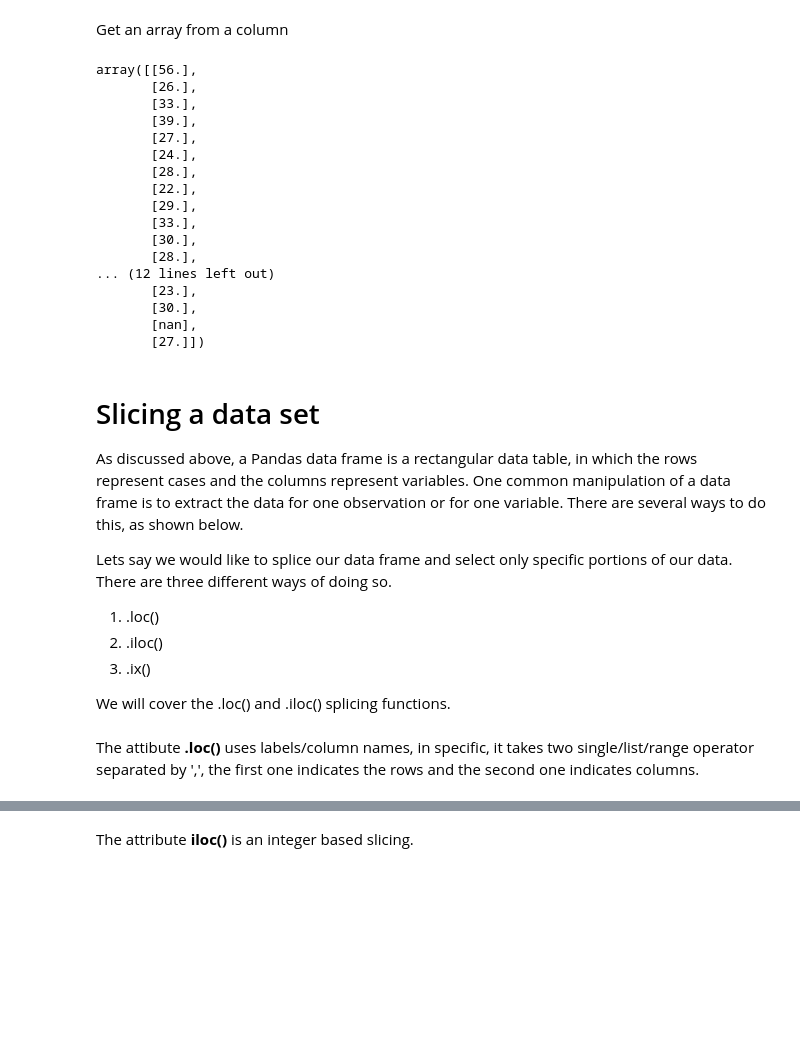
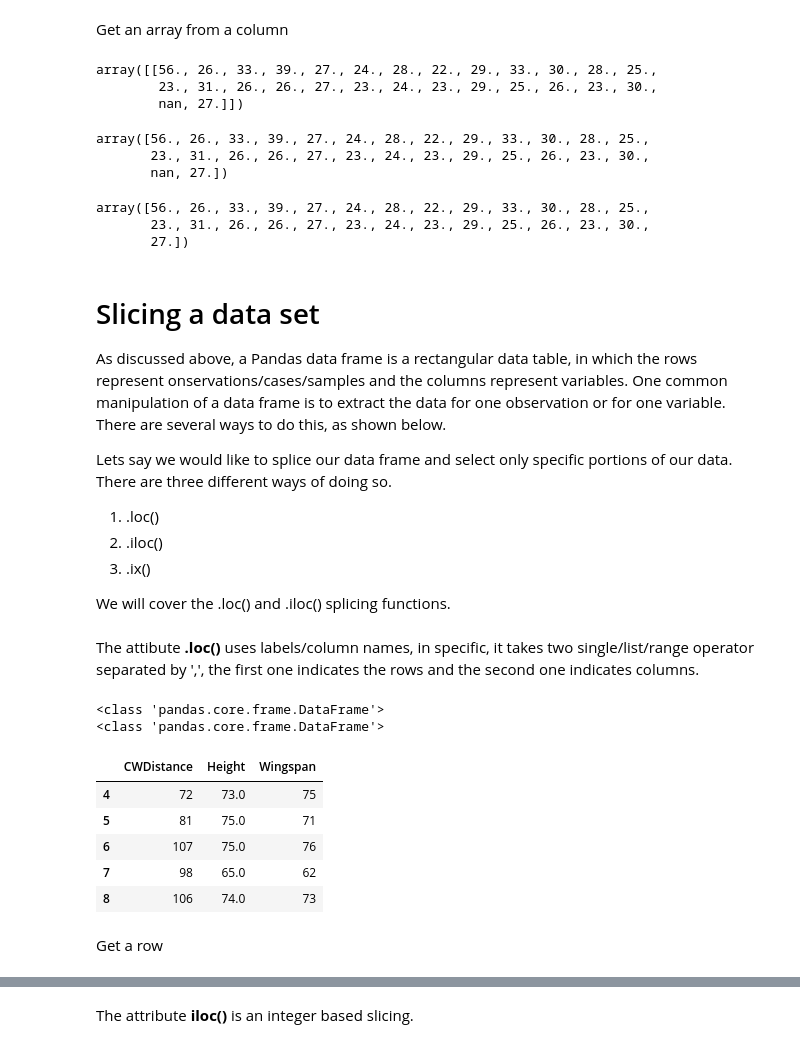
Before and after one commit to javiermao/PythonBasis, a Jupyter notebook: B23_Pandas.ipynb, the cells around one changed output, grey strips where cells are left out. Saved outputs shown, nothing was run; the diff lists cells and outputs as text; code cells hidden in the pictures; blank space fills up the shorter version.

```diff
--- a/B23_Pandas.ipynb
+++ b/B23_Pandas.ipynb
@@ -247,30 +247,28 @@ Name: Age, dtype: float64
 # %% [markdown]
 Get an array from a column
 # %%
-x = df.Age.to_numpy().reshape(-1, 1)
+x = df.Age.to_numpy().reshape(1, -1)
 x
 # %% [output]
-array([[56.],
-       [26.],
-       [33.],
-       [39.],
-       [27.],
-       [24.],
-       [28.],
-       [22.],
-       [29.],
-       [33.],
-       [30.],
-       [28.],
-... (12 lines left out)
-       [23.],
-       [30.],
-       [nan],
-       [27.]])
+array([[56., 26., 33., 39., 27., 24., 28., 22., 29., 33., 30., 28., 25.,
+        23., 31., 26., 26., 27., 23., 24., 23., 29., 25., 26., 23., 30.,
+        nan, 27.]])
+# %%
+df.Age.values
+# %% [output]
+array([56., 26., 33., 39., 27., 24., 28., 22., 29., 33., 30., 28., 25.,
+       23., 31., 26., 26., 27., 23., 24., 23., 29., 25., 26., 23., 30.,
+       nan, 27.])
+# %%
+df.Age.dropna().values
+# %% [output]
+array([56., 26., 33., 39., 27., 24., 28., 22., 29., 33., 30., 28., 25.,
+       23., 31., 26., 26., 27., 23., 24., 23., 29., 25., 26., 23., 30.,
+       27.])
 # %% [markdown]
 # Slicing a data set
 
-As discussed above, a Pandas data frame is a rectangular data table, in which the rows represent cases and the columns represent variables.  One common manipulation of a data frame is to extract the data for one observation or for one variable.  There are several ways to do this, as shown below.
+As discussed above, a Pandas data frame is a rectangular data table, in which the rows represent onservations/cases/samples and the columns represent variables. One common manipulation of a data frame is to extract the data for one observation or for one variable.  There are several ways to do this, as shown below.
 
 Lets say we would like to splice our data frame and select only specific portions of our data.  There are three different ways of doing so.
 
@@ -283,20 +281,36 @@ We will cover the .loc() and .iloc() splicing functions.
 The attibute **.loc()** uses labels/column names, in specific, it takes two single/list/range operator separated by ',', the first one indicates the rows and the second one indicates columns.
 # %%
 # Return all observations of CWDistance
-df.loc[:,"CWDistance"]
+#df_tmp = df.loc[:,"CWDistance"]
 
 # Return a subset of observations of CWDistance
-df.loc[:9, "CWDistance"]
+#df_tmp = df.loc[:9, "CWDistance"]
 
 # Select all rows for multiple columns, ["Gender", "GenderGroup"]
-df.loc[:,["Gender", "GenderGroup"]]
+#df_tmp = df.loc[:,["Gender", "GenderGroup"]]
 
 # Select multiple columns, ["Gender", "GenderGroup"]me
-keep = ['Gender', 'GenderGroup']
-df_gender = df[keep]
+#keep = ['Gender', 'GenderGroup']
+#df_tmp = df[keep]
 
 # Select few rows for multiple columns, ["CWDistance", "Height", "Wingspan"]
-#df.loc[4:9, ["CWDistance", "Height", "Wingspan"]]
+df_tmp = df.loc[4:9, ["CWDistance", "Height", "Wingspan"]]
 
 # Select range of rows for all columns
-#df.loc[10:15,:]
+#df_tmp = df.loc[10:15,:]
+
+# Print the selected slice of the data frame
+print(type(df))
+print(type(df_tmp))
+df_tmp.head()
+# %% [output]
+<class 'pandas.core.frame.DataFrame'>
+<class 'pandas.core.frame.DataFrame'>
+|  | CWDistance | Height | Wingspan |
+| 4 | 72 | 73.0 | 75 |
+| 5 | 81 | 75.0 | 71 |
+| 6 | 107 | 75.0 | 76 |
+| 7 | 98 | 65.0 | 62 |
+| 8 | 106 | 74.0 | 73 |
+# %% [markdown]
+Get a row
```
Also changed, not shown: parts of 5 cells of this notebook.
